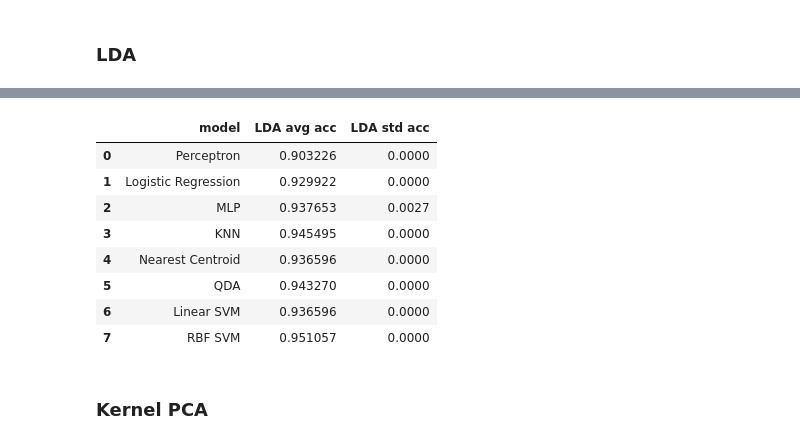
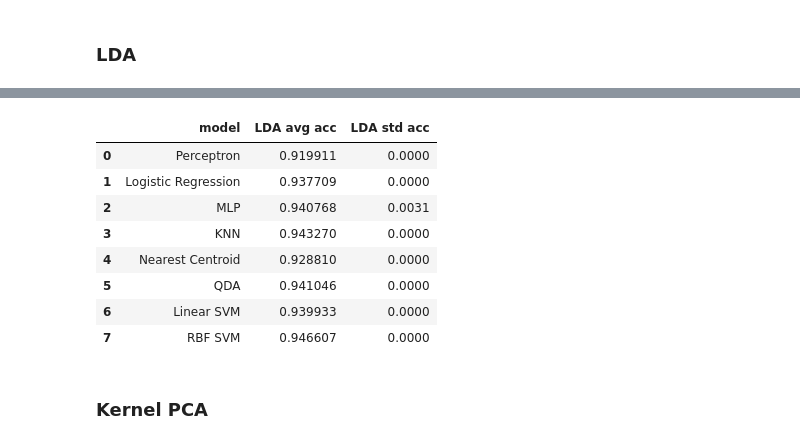
Before and after one commit to galvaowesley/dimensionality_reduction, a Jupyter notebook: digits_dataset_experiment.ipynb, the cells around one changed output, grey strips where cells are left out. Cells and saved outputs as stored; diff of their text form; code cells hidden in the pictures.

```diff
--- a/digits_dataset_experiment.ipynb
+++ b/digits_dataset_experiment.ipynb
@@ -154,7 +204,7 @@ Wall time: 10.4 s
 ### LDA
 # %%
 %%time
-digits_LDA = dr.run_multiple_training(models_to_evaluate, use_reduction=True, reduction_method='LDA', n_runs=n_runs, n_components=8)
+digits_LDA = dr.run_multiple_training(models_to_evaluate, use_reduction=True, reduction_method='LDA', n_runs=n_runs, n_components=9)
 digits_LDA.to_csv('results/digits/digits_LDA.csv', index=False)
 digits_LDA
 # %% [output]
@@ -163,12 +213,12 @@ Wall time: 12.8 s
 |  | model | LDA avg acc | LDA std acc |
-| 0 | Perceptron | 0.903226 | 0.0000 |
-| 1 | Logistic Regression | 0.929922 | 0.0000 |
-| 2 | MLP | 0.937653 | 0.0027 |
-| 3 | KNN | 0.945495 | 0.0000 |
-| 4 | Nearest Centroid | 0.936596 | 0.0000 |
-| 5 | QDA | 0.943270 | 0.0000 |
-| 6 | Linear SVM | 0.936596 | 0.0000 |
-| 7 | RBF SVM | 0.951057 | 0.0000 |
+| 0 | Perceptron | 0.919911 | 0.0000 |
+| 1 | Logistic Regression | 0.937709 | 0.0000 |
+| 2 | MLP | 0.940768 | 0.0031 |
+| 3 | KNN | 0.943270 | 0.0000 |
+| 4 | Nearest Centroid | 0.928810 | 0.0000 |
+| 5 | QDA | 0.941046 | 0.0000 |
+| 6 | Linear SVM | 0.939933 | 0.0000 |
+| 7 | RBF SVM | 0.946607 | 0.0000 |
 # %% [markdown]
 ### Kernel PCA
 # %%
```
Also changed, not shown: parts of 10 cells of this notebook, 3 other files.
